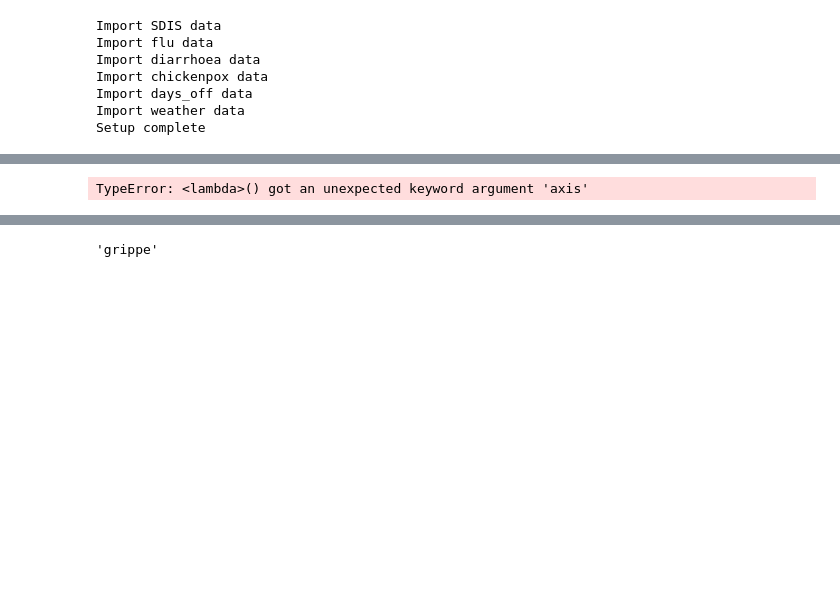
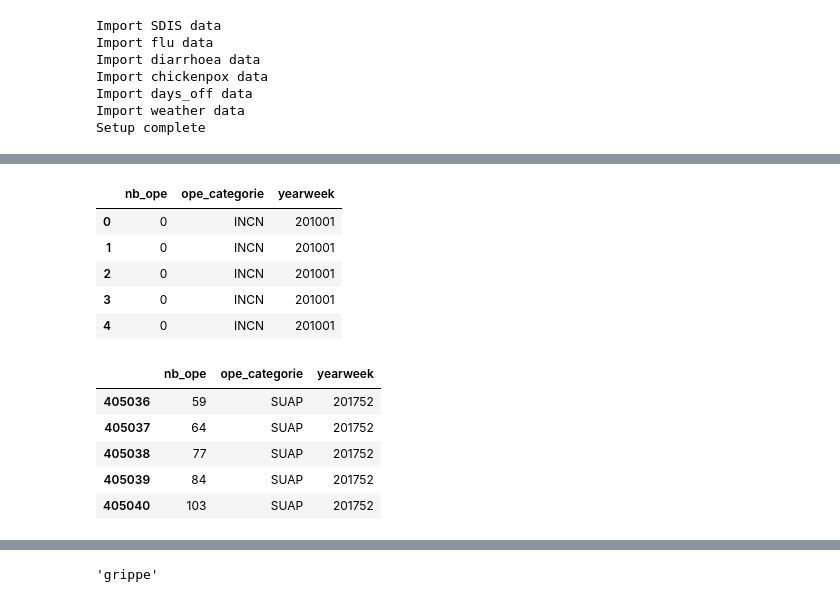
Before and after one commit to macdrien/utbm-ad50-predict-interventions-number-sdis91, a Jupyter notebook: src/app.ipynb, the cells around one changed output, grey strips where cells are left out. Drawn from its saved outputs; the diff is of its cells as text; code cells hidden in the pictures; blank space fills up the shorter version.

```diff
--- a/src/app.ipynb
+++ b/src/app.ipynb
@@ -73,46 +73,55 @@ display(
 # %%
 # sdis91_data cleanup
 
-sdis91_data['yearweek'] = sdis91_data.ope_annee.astype(int).astype(str) + sdis91_data.ope_semaine.apply('{:0>2}'.format)
-
-sdis91_data['yearweek'] = sdis91_data.ope_semaine.apply(
-    lambda x: "{:02d}".format(x['ope_semaine']),
-    axis=1,
-)
+# sdis91_data['yearweek'] = sdis91_data.ope_annee.astype(int).astype(str) + sdis91_data.ope_semaine.apply('{:0>2}'.format)
+sdis91_data['yearweek'] = sdis91_data.ope_annee.astype(int).astype(str) + sdis91_data.ope_semaine.astype(int).map("{:02}".format)
 
 # explanation :
 # ope_annee.astype(int)
 # we get rid of the .0 after the year then convert to string
 
 # ope_semaine.apply('{:0>2}'.format)
 # '1' -> '01' (explicitly converting to string)
 
 # we convert both left and right operands to strings or
 # else they are summed instead of concatenated
 
-sdis91_data['yearweek'] = sdis91_data['yearweek'].astype(float).astype(int)
+# sdis91_data['yearweek'] = sdis91_data['yearweek'].astype(float).astype(int) ##########
 # when astype(int) is used directly, it causes the following error:
 # invalid literal for int() with base 10 (...)
 
-# drop ope_nom_commune & ope_code_postal, we already have the commune's INSEE code
 sdis91_data.drop('ope_nom_commune', axis=1, inplace=True)
 sdis91_data.drop('ope_code_postal', axis=1, inplace=True)
+sdis91_data.drop('ope_code_insee', axis=1, inplace=True)
+
 
 # drop annee and semaine because we now have yearweek (ISO8601 Yearweek)
 sdis91_data.drop('ope_annee', axis=1, inplace=True)
 sdis91_data.drop('ope_semaine', axis=1, inplace=True)
 
-sdis91_data.rename(
-    columns={'ope_code_insee': 'insee_commune'},
-    inplace=True,
-)
+# sdis91_data.rename(
+#     columns={'ope_code_insee': 'insee_commune'},
+#     inplace=True,
+# )
 
-sdis91_data['insee_commune'] = sdis91_data['insee_commune'].astype(int)
+# sdis91_data['insee_commune'] = sdis91_data['insee_commune'].astype(int)
 sdis91_data['nb_ope'] = sdis91_data['nb_ope'].astype(int)
+
 
 display(
     sdis91_data.head(),
     sdis91_data.tail(),
 )
 # %% [output]
-TypeError: <lambda>() got an unexpected keyword argument 'axis'
+|  | nb_ope | ope_categorie | yearweek |
+| 0 | 0 | INCN | 201001 |
+| 1 | 0 | INCN | 201001 |
+| 2 | 0 | INCN | 201001 |
+| 3 | 0 | INCN | 201001 |
+| 4 | 0 | INCN | 201001 |
+|  | nb_ope | ope_categorie | yearweek |
+| 405036 | 59 | SUAP | 201752 |
+| 405037 | 64 | SUAP | 201752 |
+| 405038 | 77 | SUAP | 201752 |
+| 405039 | 84 | SUAP | 201752 |
+| 405040 | 103 | SUAP | 201752 |
```
Also changed, not shown: parts of 4 cells of this notebook.
